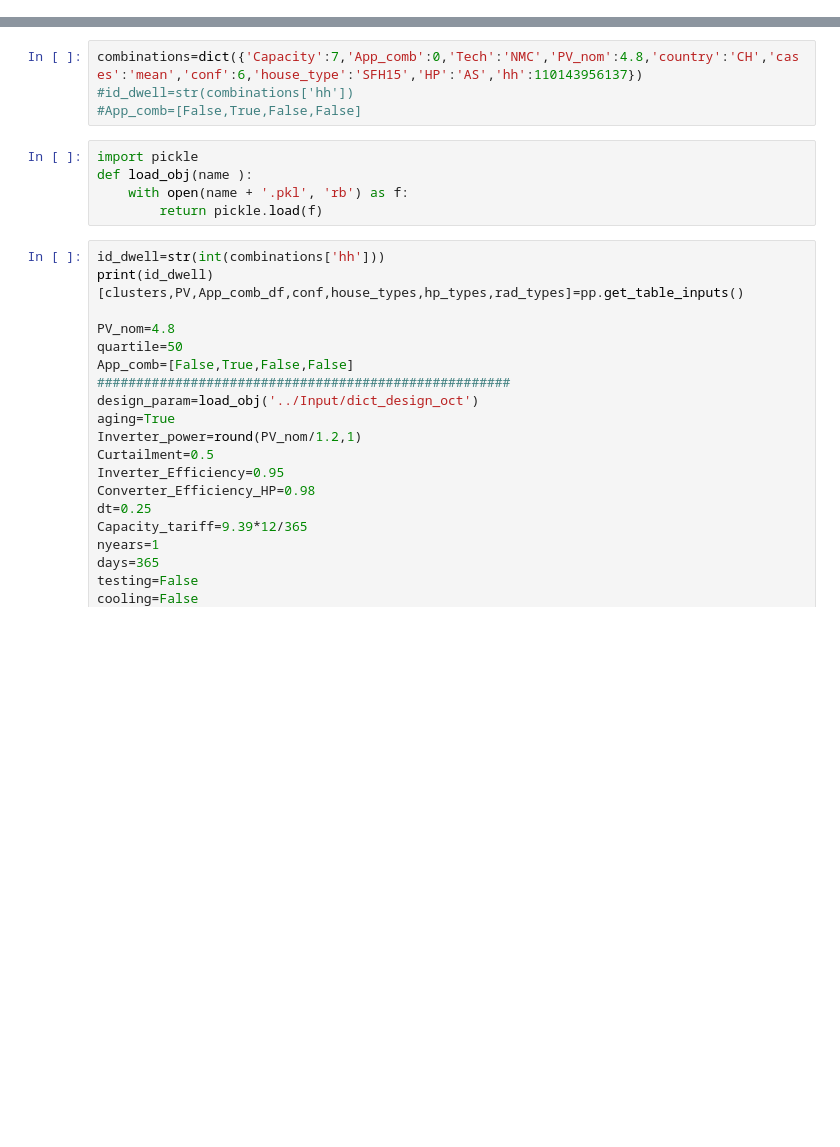
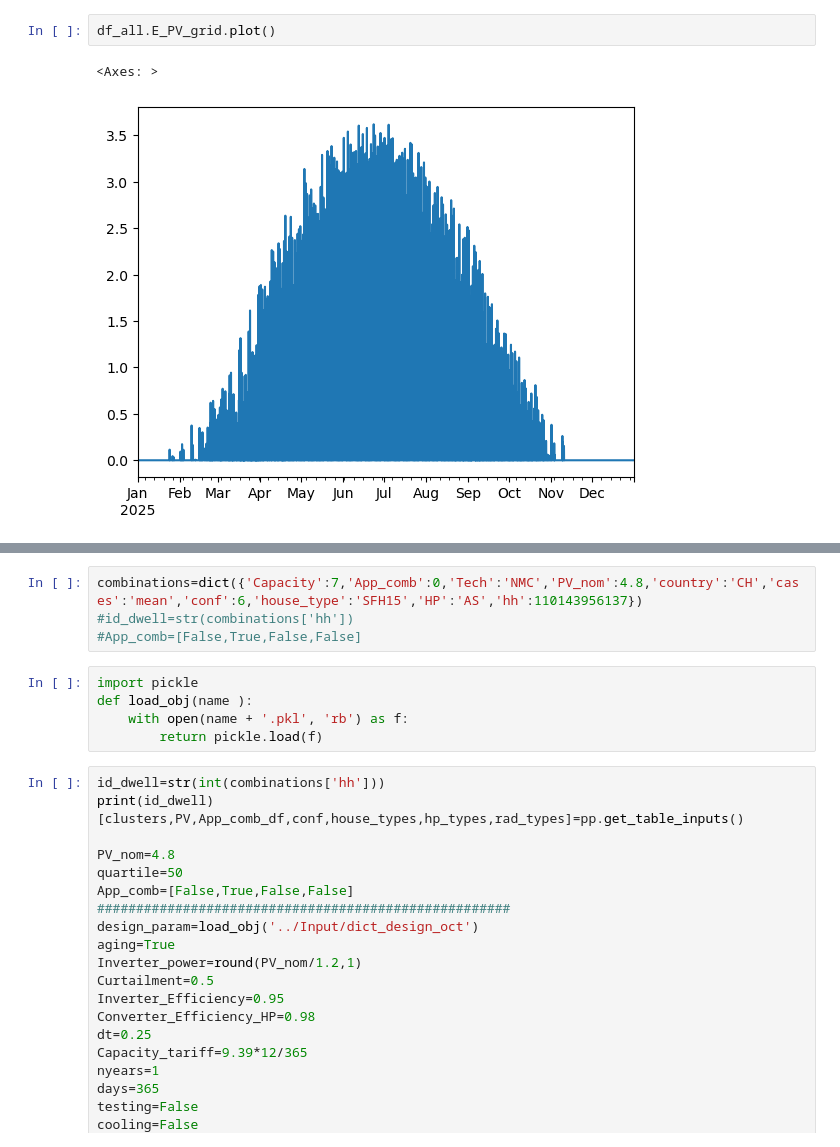
Before and after one commit to alefunxo/BASOPRA_OpenBEERS, a Jupyter notebook: Core/Tests.ipynb, the cells around one changed output, grey strips where cells are left out. Saved outputs shown, nothing was run; the diff lists cells and outputs as text; blank space fills up the shorter version.

```diff
--- a/Core/Tests.ipynb
+++ b/Core/Tests.ipynb
@@ -18,0 +457,5 @@ ModuleNotFoundError: No module named 'Core_LP'
+# %%
+df_all.E_PV_grid.plot()
+# %% [output]
+<Axes: >
+[figure, added]
```
Also changed, not shown: parts of 22 cells of this notebook, 3 other files.
